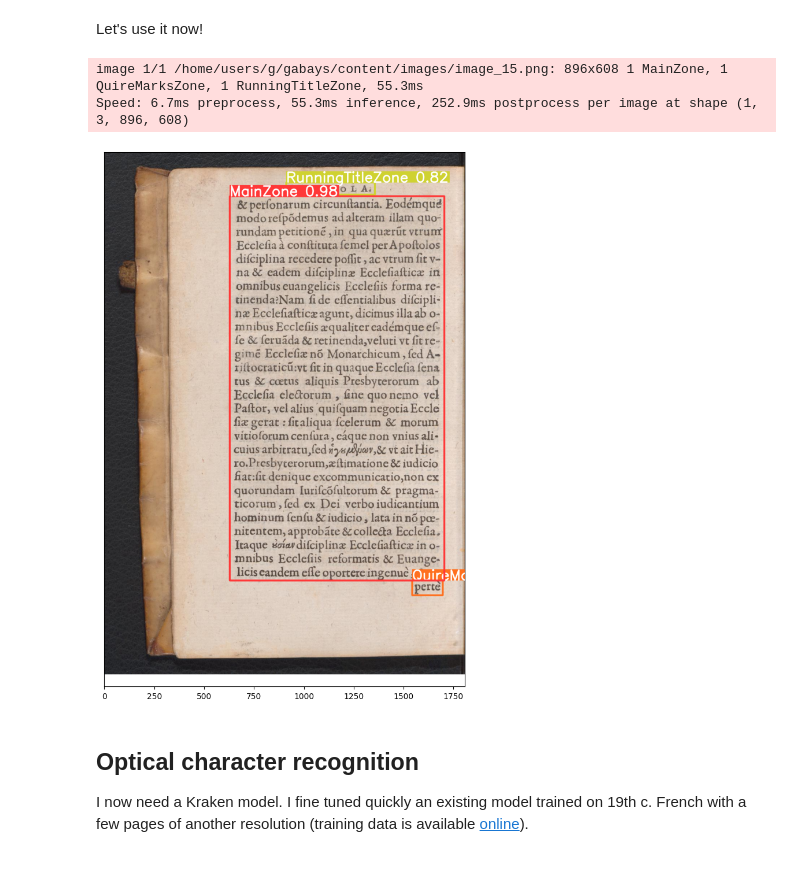
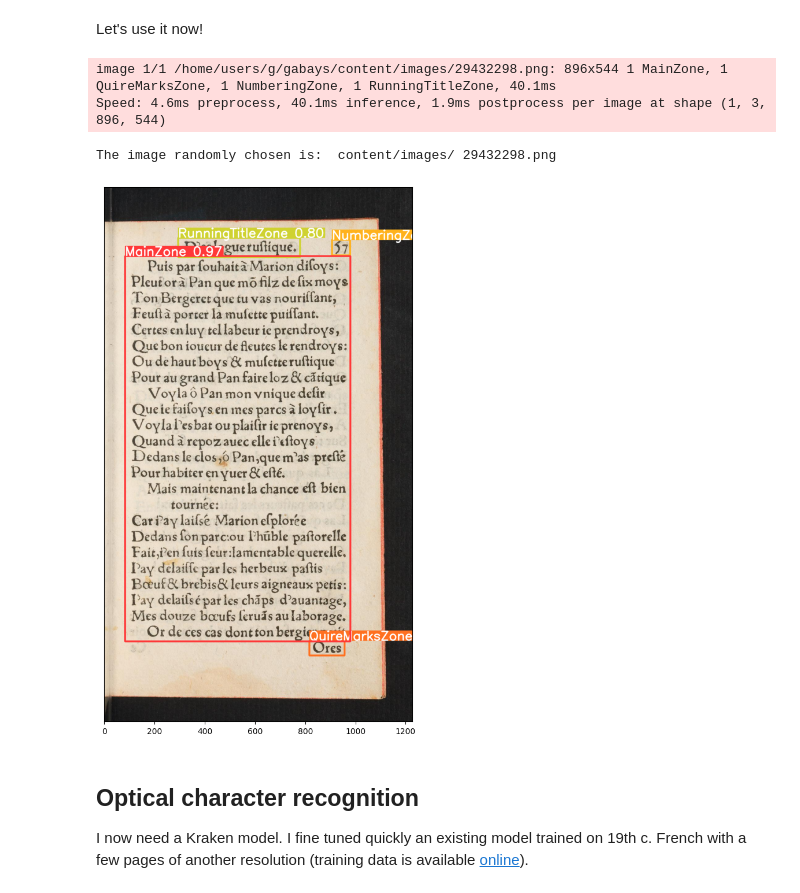
Before and after one commit to FoNDUE-HTR/Documentation, a Jupyter notebook: notebook_pipeline.ipynb, the cells around one changed output. Cells and saved outputs as stored; diff of their text form; code cells hidden in the pictures.

```diff
--- a/notebook_pipeline.ipynb
+++ b/notebook_pipeline.ipynb
@@ -222,22 +285,28 @@ Model summary (fused): 268 layers, 68138013 parameters, 0 gradients, 257.5 GFLOP
 Let's use it now!
 # %%
 from PIL import Image
-# Load the image
-img = "content/images/image_15.png"
+import os, random
+#get folder
+path="content/images/"
+# Choose an image
+img = random.choice(os.listdir(path))
+#Print filename chose
+print('\033[92m The image randomly chosen is: ',path,img)
 # Prediction
-results = model(img)
+results = model(os.path.join(path,img))
 # Plot the result
 for r in results:
     im_array = r.plot(conf=True)  # plot a BGR numpy array of predictions
     im = Image.fromarray(im_array[..., ::-1])  # RGB PIL image
     plt.figure(figsize=(30, 12), dpi=100)
     plt.imshow(im)
     plt.gca().axes.get_yaxis().set_visible(False)
     plt.show()
 # %% [output]
-image 1/1 /home/users/g/gabays/content/images/image_15.png: 896x608 1 MainZone, 1 QuireMarksZone, 1 RunningTitleZone, 55.3ms
-Speed: 6.7ms preprocess, 55.3ms inference, 252.9ms postprocess per image at shape (1, 3, 896, 608)
+image 1/1 /home/users/g/gabays/content/images/29432298.png: 896x544 1 MainZone, 1 QuireMarksZone, 1 NumberingZone, 1 RunningTitleZone, 40.1ms
+Speed: 4.6ms preprocess, 40.1ms inference, 1.9ms postprocess per image at shape (1, 3, 896, 544)
+The image randomly chosen is:  content/images/ 29432298.png
-[figure, old version]
+[figure, new version]
 # %% [markdown]
 ## Optical character recognition
 
```
Also changed, not shown: parts of 26 cells of this notebook.
